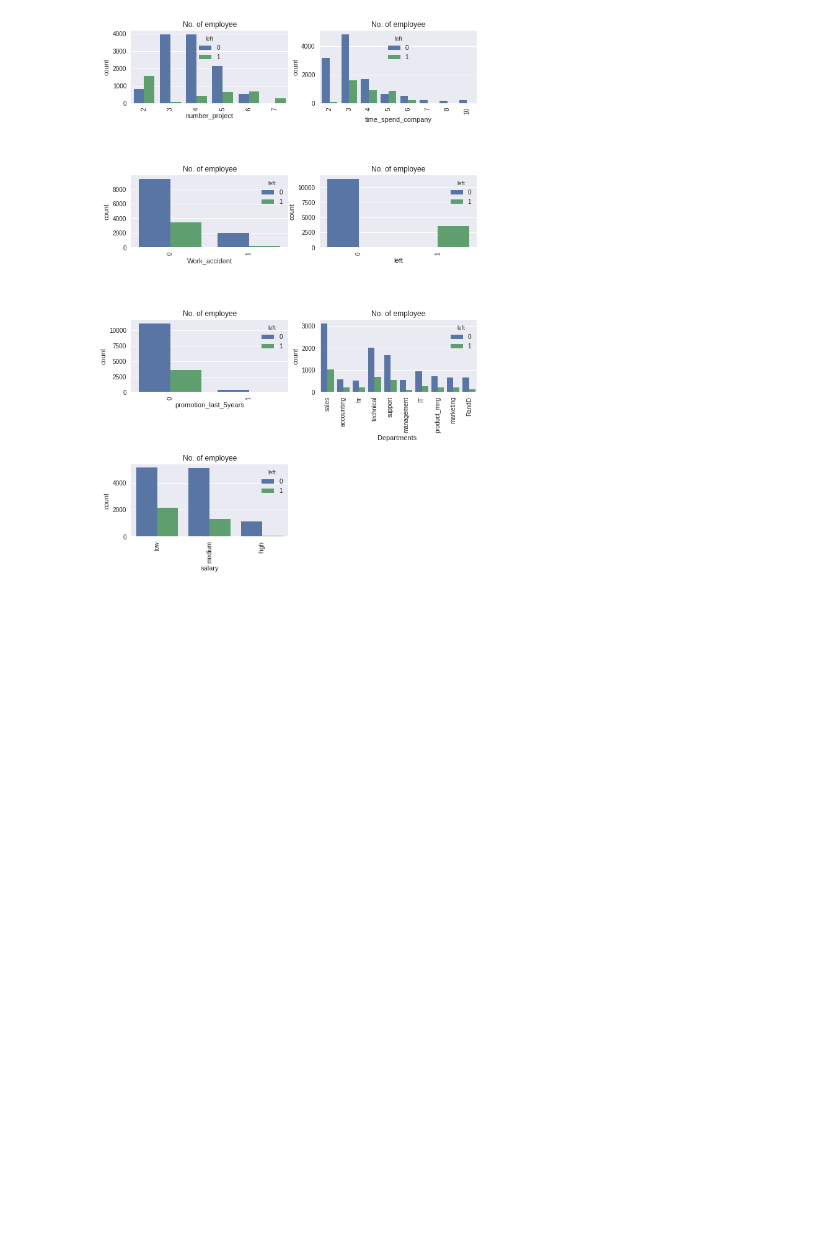
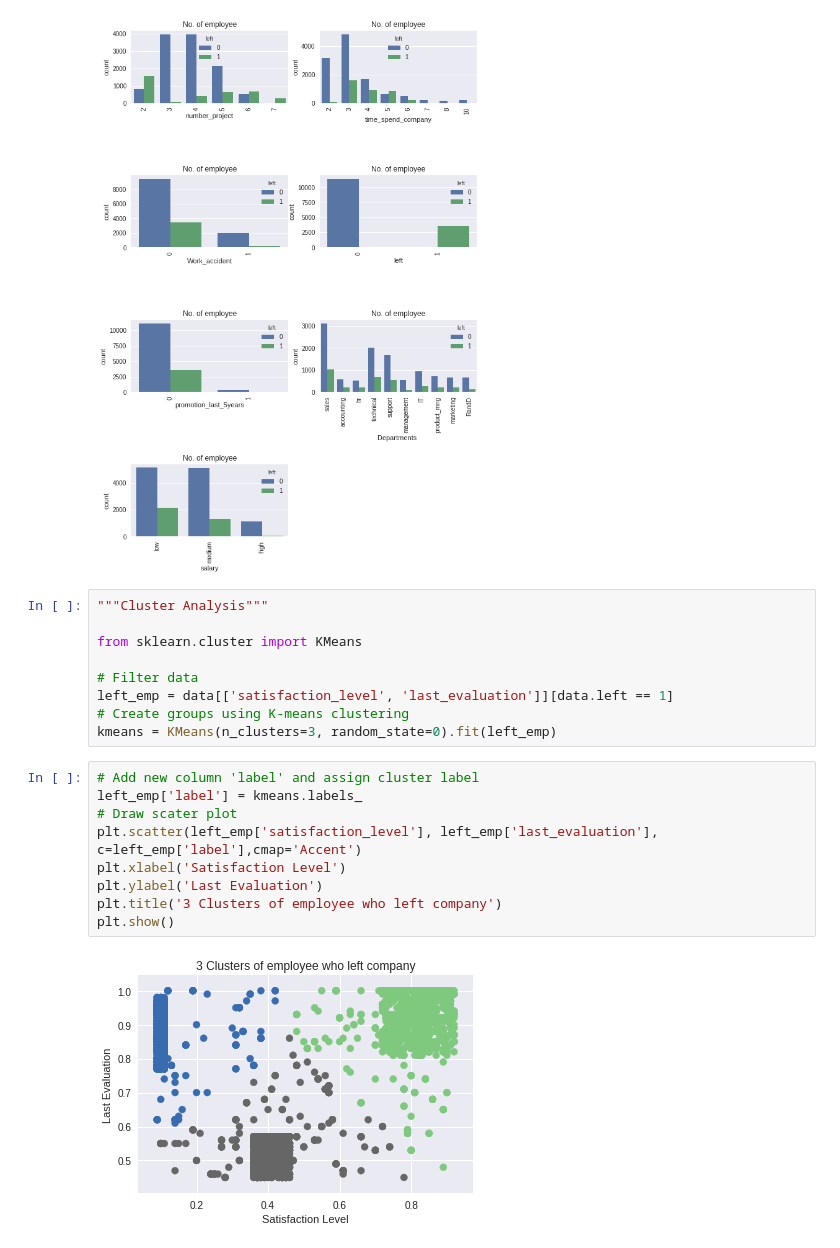
Before and after one commit to tiensu/DATA_SCIENCE_PJ, a Jupyter notebook: Predicting_Employee_Churn.ipynb, the cells around one changed output. Drawn from its saved outputs; the diff is of its cells as text; blank space fills up the shorter version.

```diff
--- a/Predicting_Employee_Churn.ipynb
+++ b/Predicting_Employee_Churn.ipynb
@@ -119,3 +119,23 @@ for i, j in enumerate(features):
     plt.title("No. of employee")
 # %% [output]
 [figure]
+# %%
+"""Cluster Analysis"""
+
+from sklearn.cluster import KMeans
+
+# Filter data
+left_emp = data[['satisfaction_level', 'last_evaluation']][data.left == 1]
+# Create groups using K-means clustering
+kmeans = KMeans(n_clusters=3, random_state=0).fit(left_emp)
+# %%
+# Add new column 'label' and assign cluster label
+left_emp['label'] = kmeans.labels_
+# Draw scater plot
+plt.scatter(left_emp['satisfaction_level'], left_emp['last_evaluation'], c=left_emp['label'],cmap='Accent')
+plt.xlabel('Satisfaction Level')
+plt.ylabel('Last Evaluation')
+plt.title('3 Clusters of employee who left company')
+plt.show()
+# %% [output]
+[figure, added]
```
Also changed, not shown: parts of 5 cells of this notebook.
